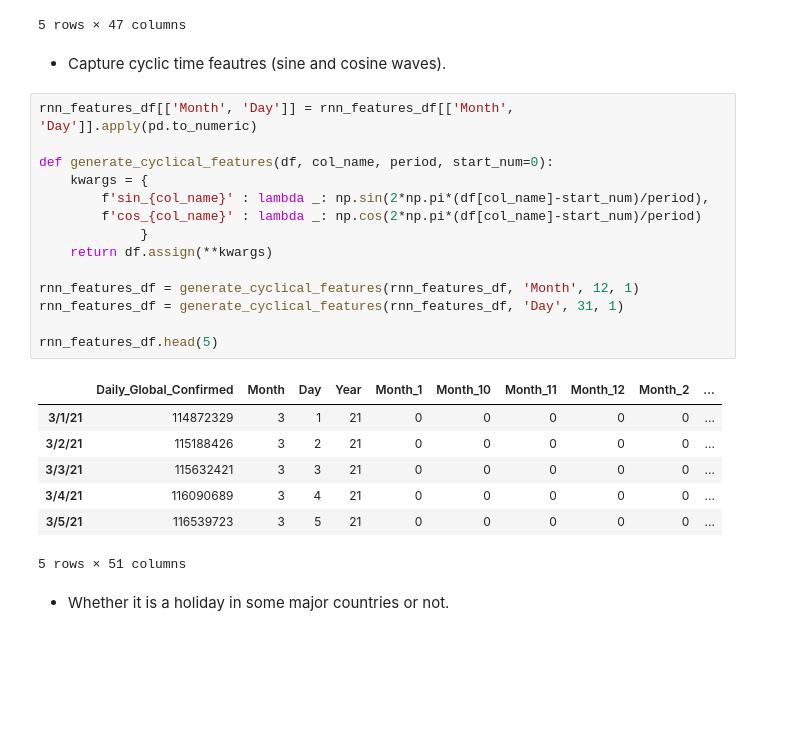
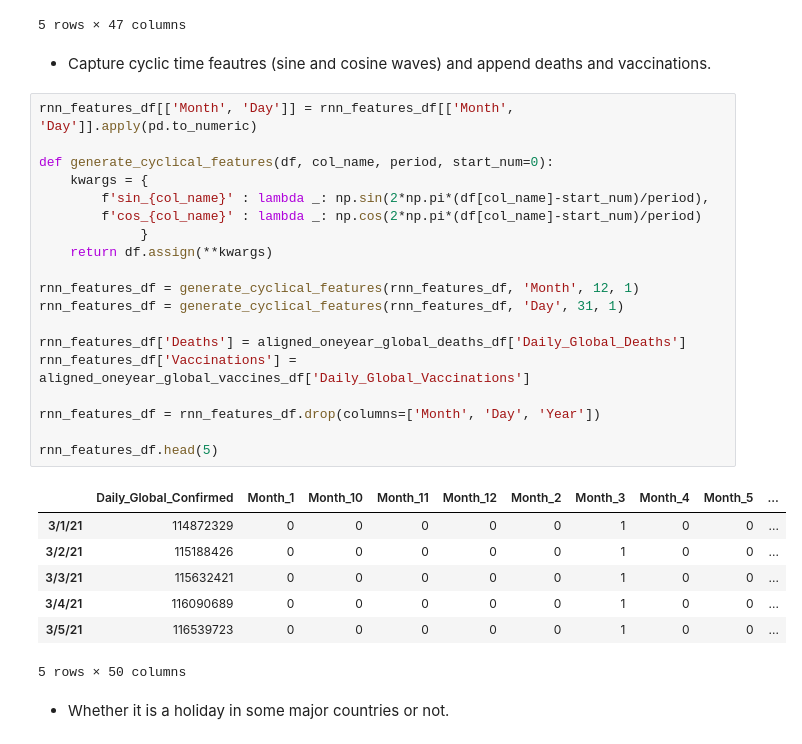
Before and after one commit to gaol00034/Covid19-Analysis, a Jupyter notebook: src/Global.ipynb, the cells around one changed output. Saved outputs shown, nothing was run; the diff lists cells and outputs as text; blank space fills up the shorter version.

```diff
--- a/src/Global.ipynb
+++ b/src/Global.ipynb
@@ -348,29 +347,34 @@ rnn_features_df.head(5)
 | 3/5/21 | 116539723 | 3 | 5 | 21 | 0 | 0 | 0 | 0 | 0 | ... |
 5 rows × 47 columns
 # %% [markdown]
-- Capture cyclic time feautres (sine and cosine waves).
+- Capture cyclic time feautres (sine and cosine waves) and append deaths and vaccinations.
 # %%
 rnn_features_df[['Month', 'Day']] = rnn_features_df[['Month', 'Day']].apply(pd.to_numeric)
 
 def generate_cyclical_features(df, col_name, period, start_num=0):
     kwargs = {
         f'sin_{col_name}' : lambda _: np.sin(2*np.pi*(df[col_name]-start_num)/period),
         f'cos_{col_name}' : lambda _: np.cos(2*np.pi*(df[col_name]-start_num)/period)
              }
     return df.assign(**kwargs)
 
 rnn_features_df = generate_cyclical_features(rnn_features_df, 'Month', 12, 1)
 rnn_features_df = generate_cyclical_features(rnn_features_df, 'Day', 31, 1)
 
+rnn_features_df['Deaths'] = aligned_oneyear_global_deaths_df['Daily_Global_Deaths']
+rnn_features_df['Vaccinations'] = aligned_oneyear_global_vaccines_df['Daily_Global_Vaccinations']
+
+rnn_features_df = rnn_features_df.drop(columns=['Month', 'Day', 'Year'])
+
 rnn_features_df.head(5)
 # %% [output]
-|  | Daily_Global_Confirmed | Month | Day | Year | Month_1 | Month_10 | Month_11 | Month_12 | Month_2 | ... |
-| 3/1/21 | 114872329 | 3 | 1 | 21 | 0 | 0 | 0 | 0 | 0 | ... |
-| 3/2/21 | 115188426 | 3 | 2 | 21 | 0 | 0 | 0 | 0 | 0 | ... |
-| 3/3/21 | 115632421 | 3 | 3 | 21 | 0 | 0 | 0 | 0 | 0 | ... |
-| 3/4/21 | 116090689 | 3 | 4 | 21 | 0 | 0 | 0 | 0 | 0 | ... |
-| 3/5/21 | 116539723 | 3 | 5 | 21 | 0 | 0 | 0 | 0 | 0 | ... |
+|  | Daily_Global_Confirmed | Month_1 | Month_10 | Month_11 | Month_12 | Month_2 | Month_3 | Month_4 | Month_5 | ... |
+| 3/1/21 | 114872329 | 0 | 0 | 0 | 0 | 0 | 1 | 0 | 0 | ... |
+| 3/2/21 | 115188426 | 0 | 0 | 0 | 0 | 0 | 1 | 0 | 0 | ... |
+| 3/3/21 | 115632421 | 0 | 0 | 0 | 0 | 0 | 1 | 0 | 0 | ... |
+| 3/4/21 | 116090689 | 0 | 0 | 0 | 0 | 0 | 1 | 0 | 0 | ... |
+| 3/5/21 | 116539723 | 0 | 0 | 0 | 0 | 0 | 1 | 0 | 0 | ... |
-5 rows × 51 columns
+5 rows × 50 columns
 # %% [markdown]
 - Whether it is a holiday in some major countries or not.
 # %%
```
Also changed, not shown: parts of 19 cells of this notebook.
